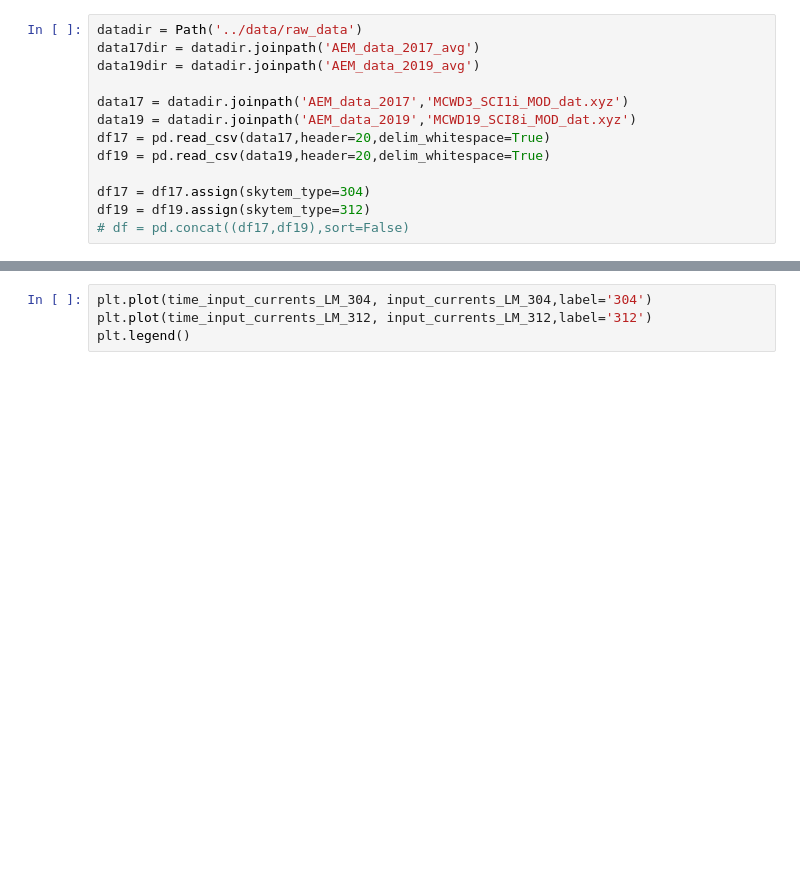
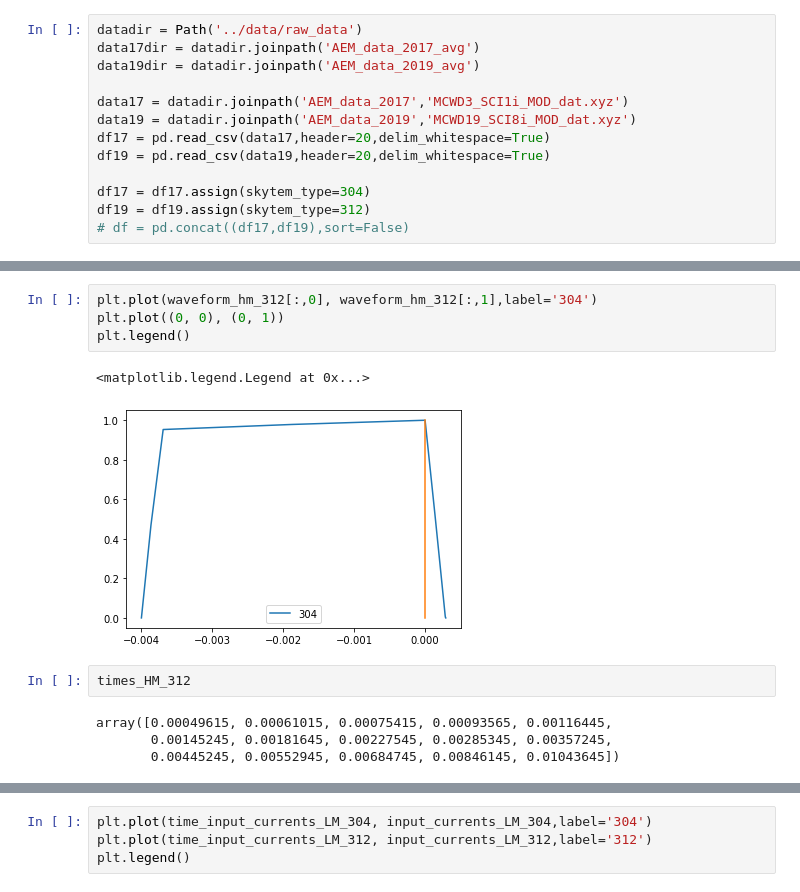
Before and after one commit to igotchalk/timelapseAEM, a Jupyter notebook: notebook/2D_2017-2019_together.ipynb, the cells around one changed output, grey strips where cells are left out. Drawn from its saved outputs; the diff is of its cells as text; blank space fills up the shorter version.

```diff
--- a/notebook/2D_2017-2019_together.ipynb
+++ b/notebook/2D_2017-2019_together.ipynb
@@ -94,0 +138,13 @@ times_HM_312 = (time_gates[:NoGates,0] + GateTimeShift + MeaTimeDelay)[i_start_h
+# %%
+plt.plot(waveform_hm_312[:,0], waveform_hm_312[:,1],label='304')
+plt.plot((0, 0), (0, 1))
+plt.legend()
+# %% [output]
+<matplotlib.legend.Legend at 0x...>
+[figure, added]
+# %%
+times_HM_312
+# %% [output]
+array([0.00049615, 0.00061015, 0.00075415, 0.00093565, 0.00116445,
+       0.00145245, 0.00181645, 0.00227545, 0.00285345, 0.00357245,
+       0.00445245, 0.00552945, 0.00684745, 0.00846145, 0.01043645])
```
Also changed, not shown: parts of 61 cells of this notebook, 1 other file.
